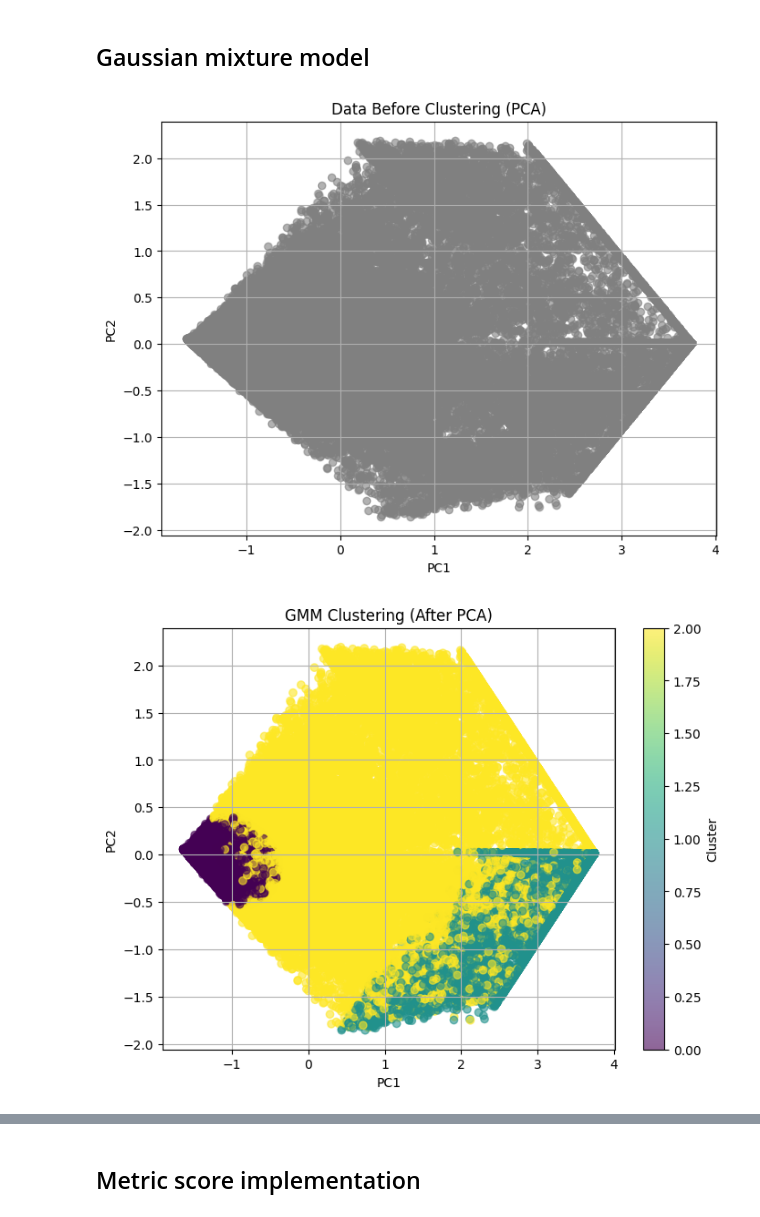
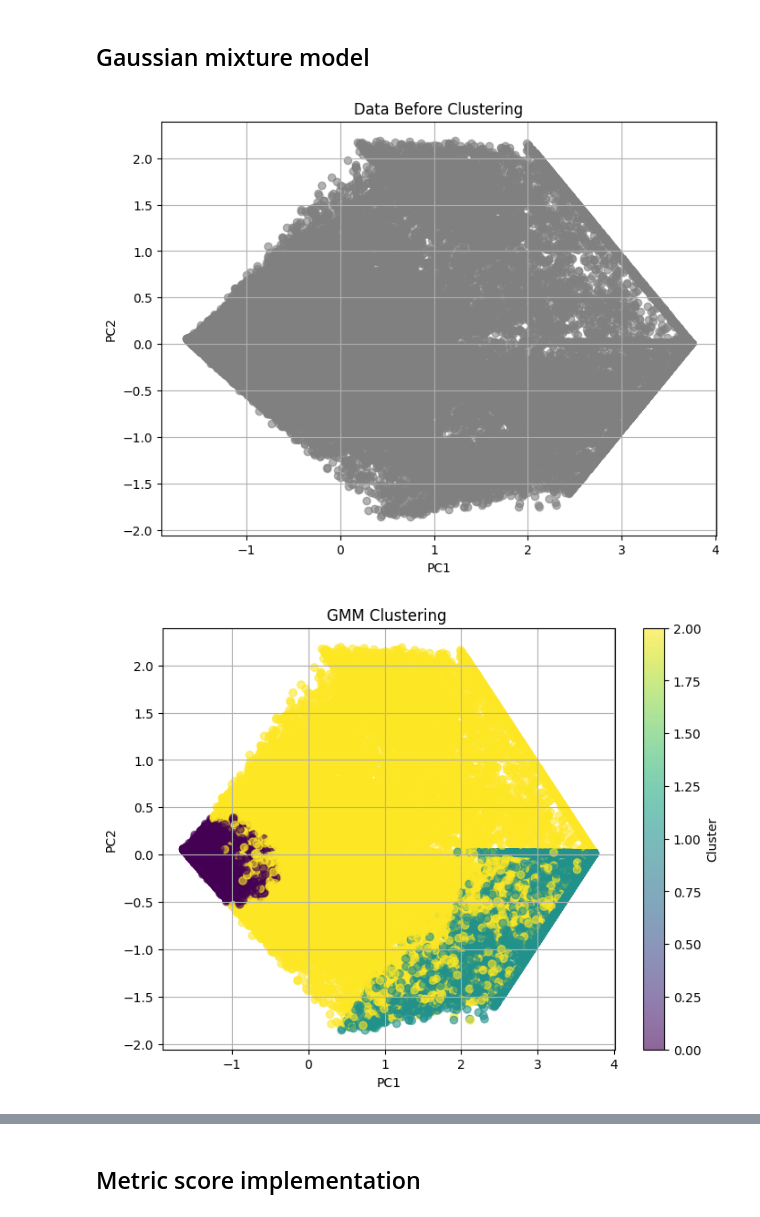
Before and after one commit to narender5162/Project-Data-science-imp, a Jupyter notebook: Project_Data_Science_impo.ipynb, the cells around one changed output, grey strips where cells are left out. Saved outputs shown, nothing was run; the diff lists cells and outputs as text; code cells hidden in the pictures.

```diff
--- a/Project_Data_Science_impo.ipynb
+++ b/Project_Data_Science_impo.ipynb
@@ -681,37 +681,37 @@ X = scaler.fit_transform(data)
 pca = PCA(n_components=2)
 X_pca = pca.fit_transform(X)
 
 plt.figure(figsize=(8, 6))
 plt.scatter(X_pca[:, 0], X_pca[:, 1], c='grey', alpha=0.6)
-plt.title("Data Before Clustering (PCA)")
+plt.title("Data Before Clustering")
 plt.xlabel("PC1")
 plt.ylabel("PC2")
 plt.grid(True)
 plt.show()
 
 # Apply GMM clustering
 # Use n_components=3 as an example
 gmm = GaussianMixture(n_components=3, random_state=42)
 gmm.fit(X)
 labels = gmm.predict(X)
 
 #PCA visualization
 plt.figure(figsize=(8, 6))
 plt.scatter(X_pca[:, 0], X_pca[:, 1], c=labels, cmap='viridis', alpha=0.6)
 plt.colorbar(label='Cluster')
-plt.title("GMM Clustering (After PCA)")
+plt.title("GMM Clustering ")
 plt.xlabel("PC1")
 plt.ylabel("PC2")
 plt.grid(True)
 plt.show()
 
 # Display  clustered data
 data['Cluster_GMM'] = labels
 print("Sample of Clustered Data:")
 print(data.head(10))
 # %% [output]
-[figure, old version]
+[figure, new version]
-[figure, old version]
+[figure, new version]
 Sample of Clustered Data:
    visits_000s   spend_m  nights_000s  Cluster_GMM
 0     3.572186  0.969138     6.954456            2
```
Also changed, not shown: parts of 8 cells of this notebook.
